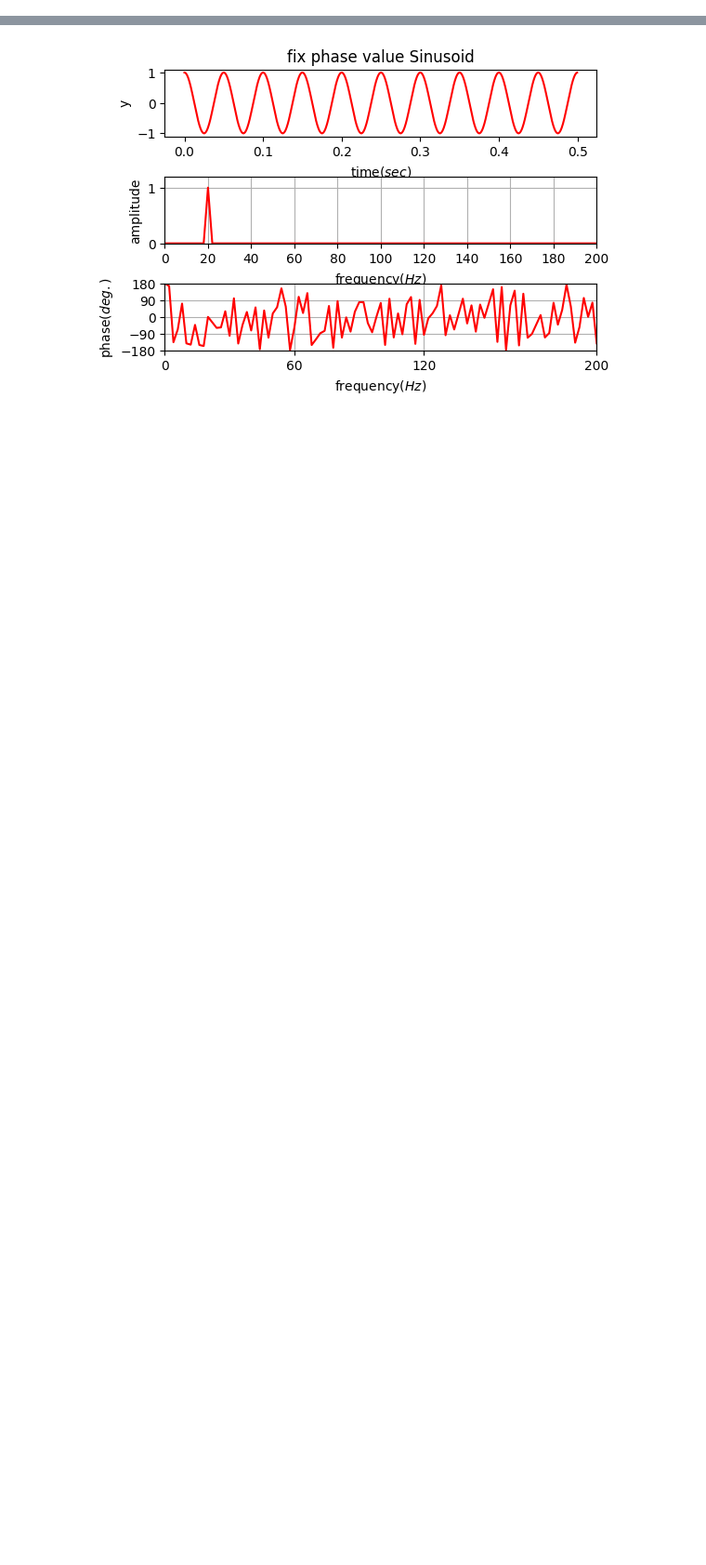
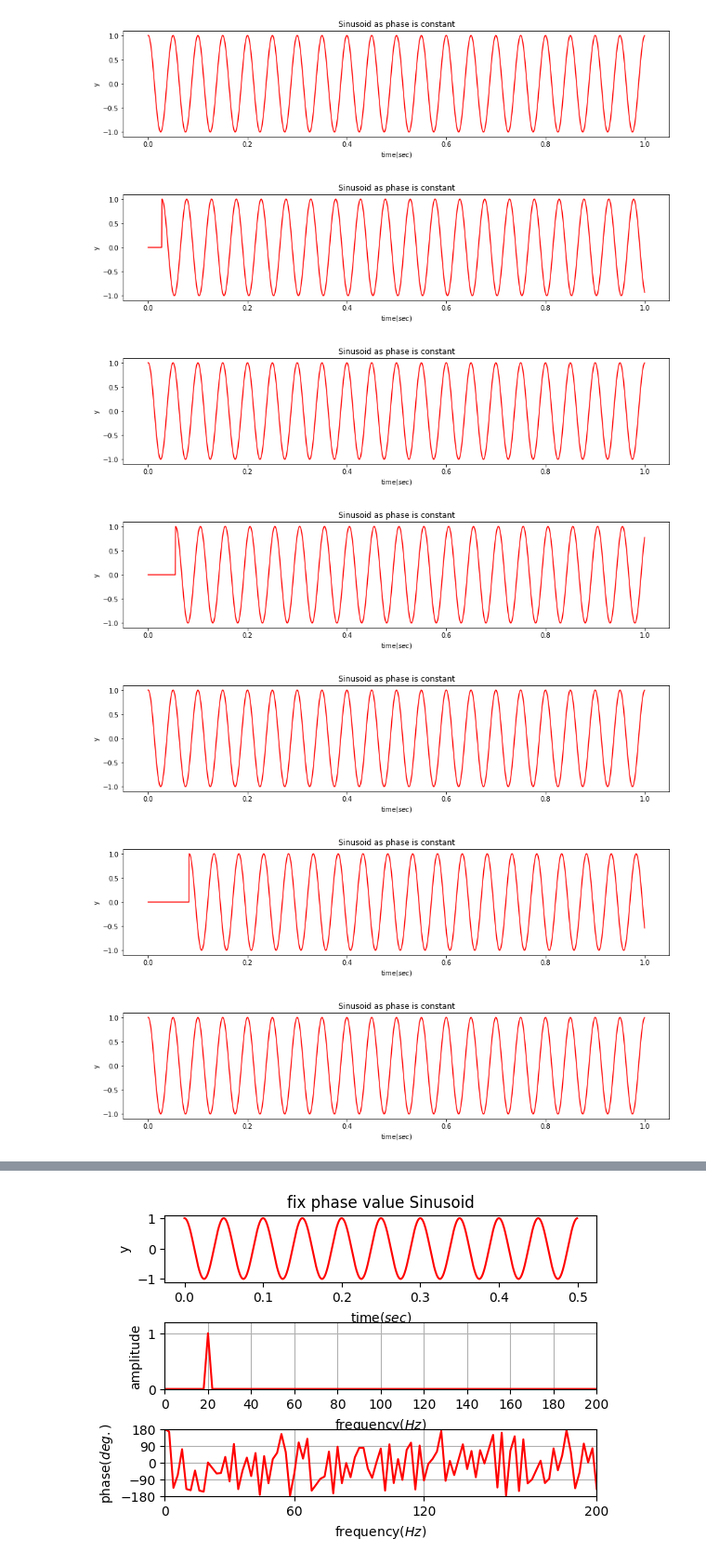
Before and after one commit to ssaru/TIL, a Jupyter notebook: Artificial_Intelligence/Signal_processing/phase_unwrapped_algorithms.ipynb, the cells around one changed output, grey strips where cells are left out. Shown at 93% size. Saved outputs shown, nothing was run; the diff lists cells and outputs as text; code cells hidden in the pictures; blank space fills up the shorter version.

```diff
--- a/Artificial_Intelligence/Signal_processing/phase_unwrapped_algorithms.ipynb
+++ b/Artificial_Intelligence/Signal_processing/phase_unwrapped_algorithms.ipynb
@@ -43,0 +198,55 @@ def shift_signal_in_frequency_domain(datin, shift):
+# %%
+Fs = 2000                    # Sampling frequency
+T = 1/Fs                     # Sample interval time
+te= 1                        # End of time
+t = np.arange(0, te, T)      # Time vector
+Freq = 20
+omega = 2 * np.pi * Freq
+theta = 0
+
+cos_signal = 1. * np.cos((omega * t) + theta)
+
+for i in range(30):
+    idx = (i+1) * 55
+    df_cos = pd.DataFrame(cos_signal)
+    df_cos = df_cos.shift(periods=idx, fill_value=0)
+    delayed_cos = df_cos.values
+
+    # FFT
+    n = len(shifted_signal)
+    NFFT = n
+    k = np.arange(NFFT)
+    f0 = k*Fs/NFFT
+    f0 = f0[range(math.trunc(NFFT/2))]
+
+    Y = np.fft.fft(shifted_signal)/NFFT
+    Y = Y[range(math.trunc(NFFT/2))]
+    amplitude_Hz = 2*abs(Y)
+    phase_ang = np.angle(Y)*180/np.pi
+
+    # figure 1 ..................................
+    plt.figure(figsize=(15, 3))
+    plt.plot(t, cos_signal, 'r')
+    plt.title('Sinusoid as phase is constant')
+    plt.xlabel('time($sec$)')
+    plt.ylabel('y')
+
+    plt.show()
+    plt.close()
+
+    plt.figure(figsize=(15, 3))
+    plt.plot(t, delayed_cos, 'r')
+    plt.title('Sinusoid as phase is constant')
+    plt.xlabel('time($sec$)')
+    plt.ylabel('y')
+
+    plt.show()
+    plt.close()
+# %% [output]
+[figure, added]
+[figure, added]
+[figure, added]
+[figure, added]
+[figure, added]
+[figure, added]
+[figure, added]
```
Also changed, not shown: parts of 20 cells of this notebook.
